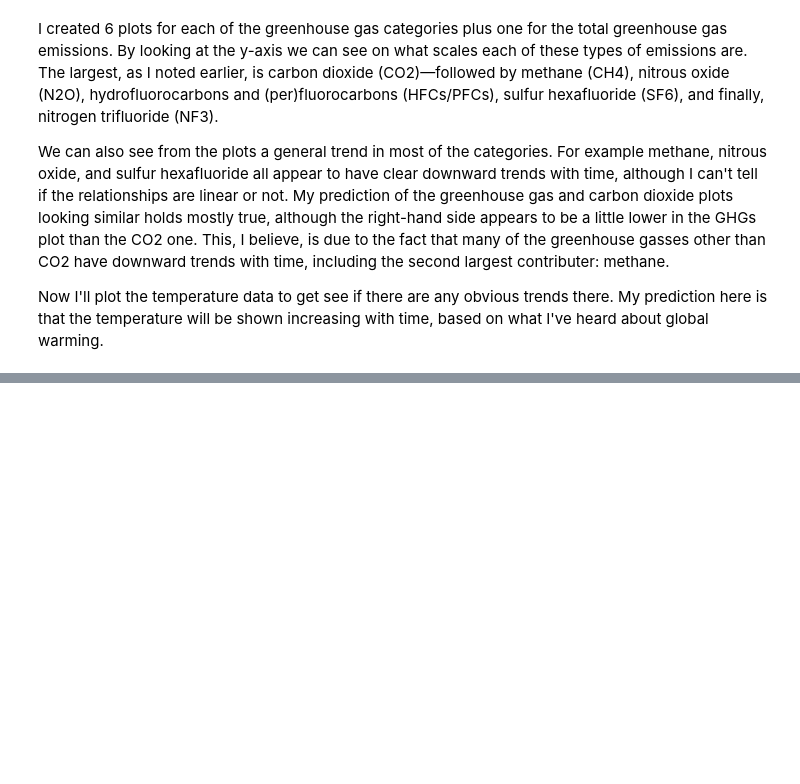
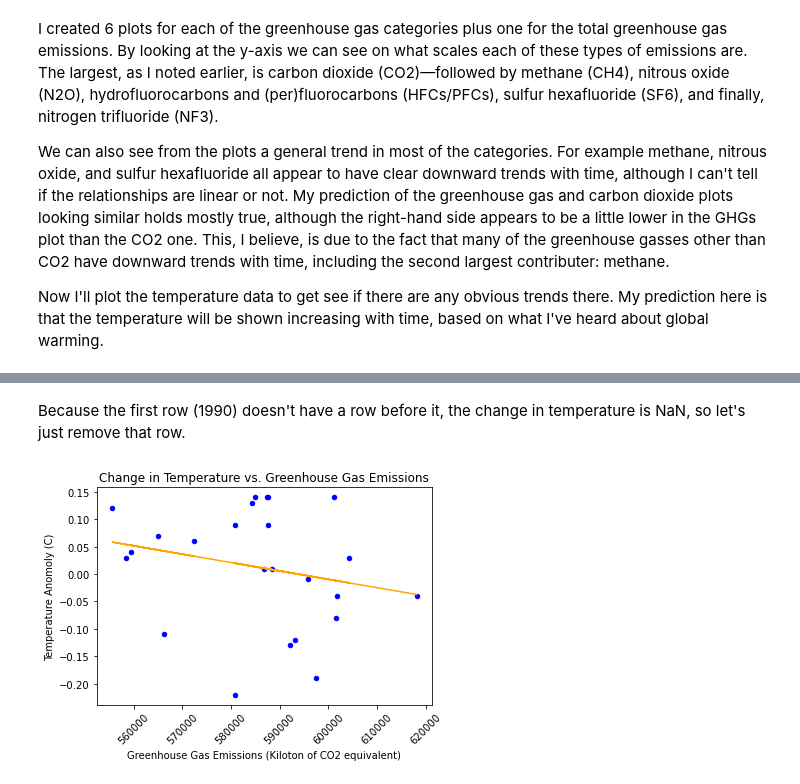
Before and after one commit to jpdevito/cmsc320, a Jupyter notebook: Tutorial.ipynb, the cells around one changed output, grey strips where cells are left out. Saved outputs shown, nothing was run; the diff lists cells and outputs as text; code cells hidden in the pictures; blank space fills up the shorter version.

```diff
--- a/Tutorial.ipynb
+++ b/Tutorial.ipynb
@@ -206,0 +242,6 @@ In my opinion, this linear regression matches the data pretty well. It was made
+# %%
+# new dataframe with derivative of temp data
+diff_df = df.copy()
+diff_df["temp"] = diff_df["temp"].diff()
+
+diff_df.head()
@@ -206,0 +256,21 @@ In my opinion, this linear regression matches the data pretty well. It was made
+# %% [markdown]
+Because the first row (1990) doesn't have a row before it, the change in temperature is NaN, so let's just remove that row.
+# %%
+# drops the row with NaN
+diff_df.drop(1990, inplace=True)
+# %%
+# plots data
+diff_df.plot(x="GHGs", y="temp", kind="scatter", \
+             title="Change in Temperature vs. Greenhouse Gas Emissions", color="blue")
+plt.xlabel("Greenhouse Gas Emissions (Kiloton of CO2 equivalent)")
+plt.ylabel("Temperature Anomoly (C)")
+plt.xticks(rotation = 45)
+
+# plots linear regression
+X = diff_df.GHGs.values.reshape(-1, 1)
+y = diff_df.temp
+reg = LinearRegression().fit(X, y)
+reg_df = pd.DataFrame(reg.predict(X)).set_index(diff_df.GHGs.values)
+plt.plot(reg_df, color="orange");
+# %% [output]
+[figure, added]
```
Also changed, not shown: parts of 29 cells of this notebook.
